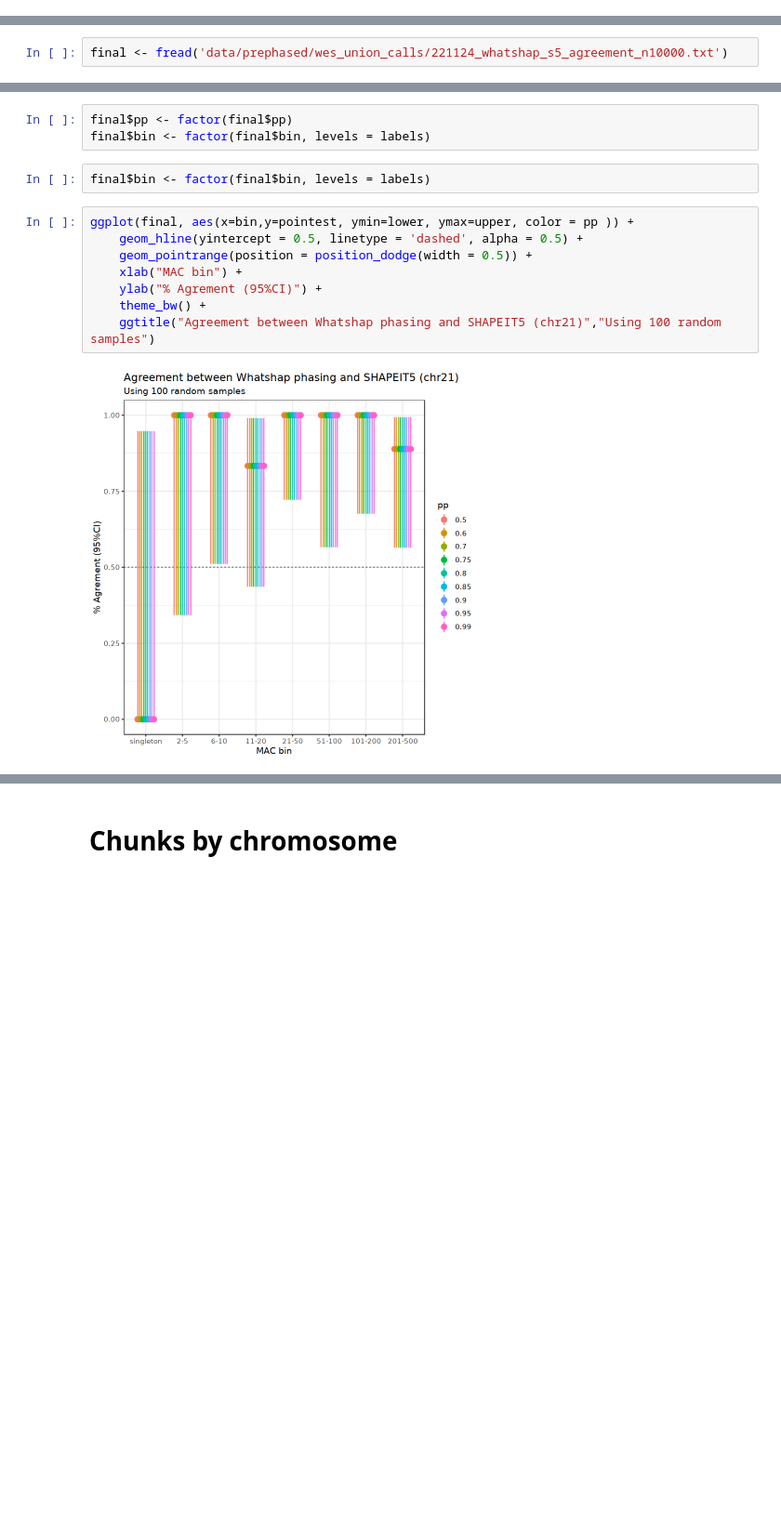
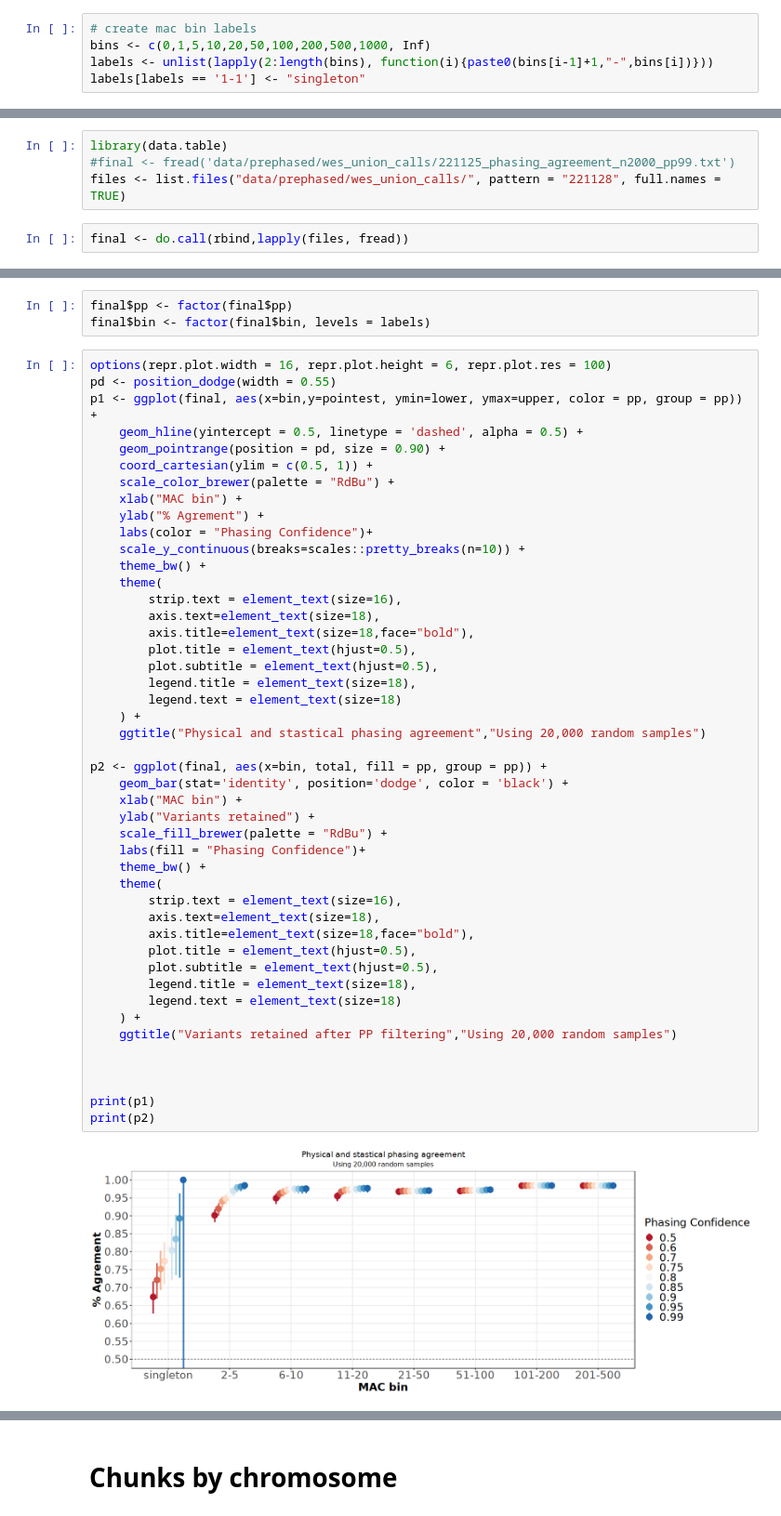
Before and after one commit to frhl/wes_ko_ukbb, a Jupyter notebook: notebooks/220824_transfer_figure1_plots.ipynb, the cells around one changed output, grey strips where cells are left out. Shown: that part at 93% size. Cells and saved outputs as stored; diff of their text form; blank space fills up the shorter version.

```diff
--- a/notebooks/220824_transfer_figure1_plots.ipynb
+++ b/notebooks/220824_transfer_figure1_plots.ipynb
@@ -26,0 +160,5 @@ Attaching package: 'Hmisc'
+# %%
+# create mac bin labels
+bins <- c(0,1,5,10,20,50,100,200,500,1000, Inf)
+labels <- unlist(lapply(2:length(bins), function(i){paste0(bins[i-1]+1,"-",bins[i])}))
+labels[labels == '1-1'] <- "singleton"
@@ -144,4 +459,8 @@ files
 # %% [markdown]
 # Read backed Phasing
 # %%
-final <- fread('data/prephased/wes_union_calls/221124_whatshap_s5_agreement_n10000.txt')
+library(data.table)
+#final <- fread('data/prephased/wes_union_calls/221125_phasing_agreement_n2000_pp99.txt')
+files <- list.files("data/prephased/wes_union_calls/", pattern = "221128", full.names = TRUE)
+# %%
+final <- do.call(rbind,lapply(files, fread))
@@ -148,15 +472,51 @@ final <- fread('data/prephased/wes_union_calls/221124_whatshap_s5_agreement_n100
 # %%
 final$pp <- factor(final$pp)
 final$bin <- factor(final$bin, levels = labels)
-# %%
-final$bin <- factor(final$bin, levels = labels)
 # %%
-ggplot(final, aes(x=bin,y=pointest, ymin=lower, ymax=upper, color = pp )) +
+options(repr.plot.width = 16, repr.plot.height = 6, repr.plot.res = 100)
+pd <- position_dodge(width = 0.55)
+p1 <- ggplot(final, aes(x=bin,y=pointest, ymin=lower, ymax=upper, color = pp, group = pp)) +
     geom_hline(yintercept = 0.5, linetype = 'dashed', alpha = 0.5) +
-    geom_pointrange(position = position_dodge(width = 0.5)) +
+    geom_pointrange(position = pd, size = 0.90) +
+    coord_cartesian(ylim = c(0.5, 1)) +
+    scale_color_brewer(palette = "RdBu") +
     xlab("MAC bin") +
-    ylab("% Agrement (95%CI)") +
+    ylab("% Agrement") +
+    labs(color = "Phasing Confidence")+
+    scale_y_continuous(breaks=scales::pretty_breaks(n=10)) +
     theme_bw() +
-    ggtitle("Agreement between Whatshap phasing and SHAPEIT5 (chr21)","Using 100 random samples")
+    theme(
+        strip.text = element_text(size=16),
+        axis.text=element_text(size=18),
+        axis.title=element_text(size=18,face="bold"),
+        plot.title = element_text(hjust=0.5),
+        plot.subtitle = element_text(hjust=0.5),
+        legend.title = element_text(size=18),
+        legend.text = element_text(size=18)
+    ) +
+    ggtitle("Physical and stastical phasing agreement","Using 20,000 random samples")
+
+p2 <- ggplot(final, aes(x=bin, total, fill = pp, group = pp)) +
+    geom_bar(stat='identity', position='dodge', color = 'black') +
+    xlab("MAC bin") +
+    ylab("Variants retained") +
+    scale_fill_brewer(palette = "RdBu") +
+    labs(fill = "Phasing Confidence")+
+    theme_bw() +
+    theme(
+        strip.text = element_text(size=16),
+        axis.text=element_text(size=18),
+        axis.title=element_text(size=18,face="bold"),
+        plot.title = element_text(hjust=0.5),
+        plot.subtitle = element_text(hjust=0.5),
+        legend.title = element_text(size=18),
+        legend.text = element_text(size=18)
+    ) +
+    ggtitle("Variants retained after PP filtering","Using 20,000 random samples")
+
+
+
+print(p1)
+print(p2)
 # %% [output]
-[figure, old version]
+[figure, new version]
```
Also changed, not shown: parts of 22 cells of this notebook, 1 other file.
